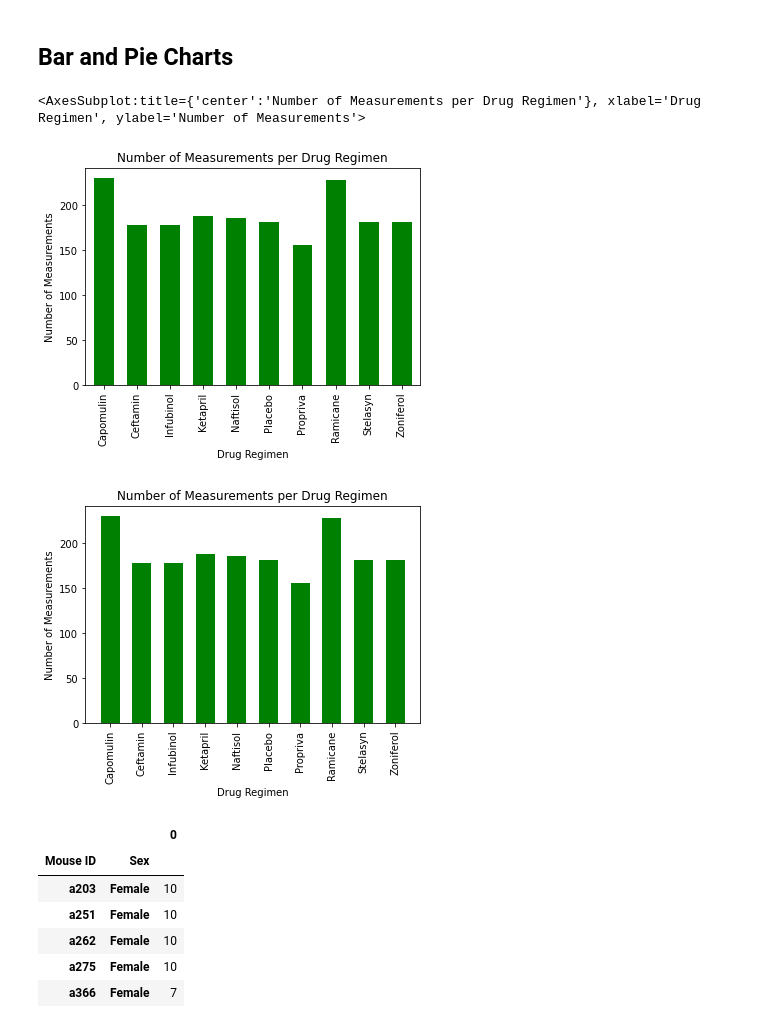
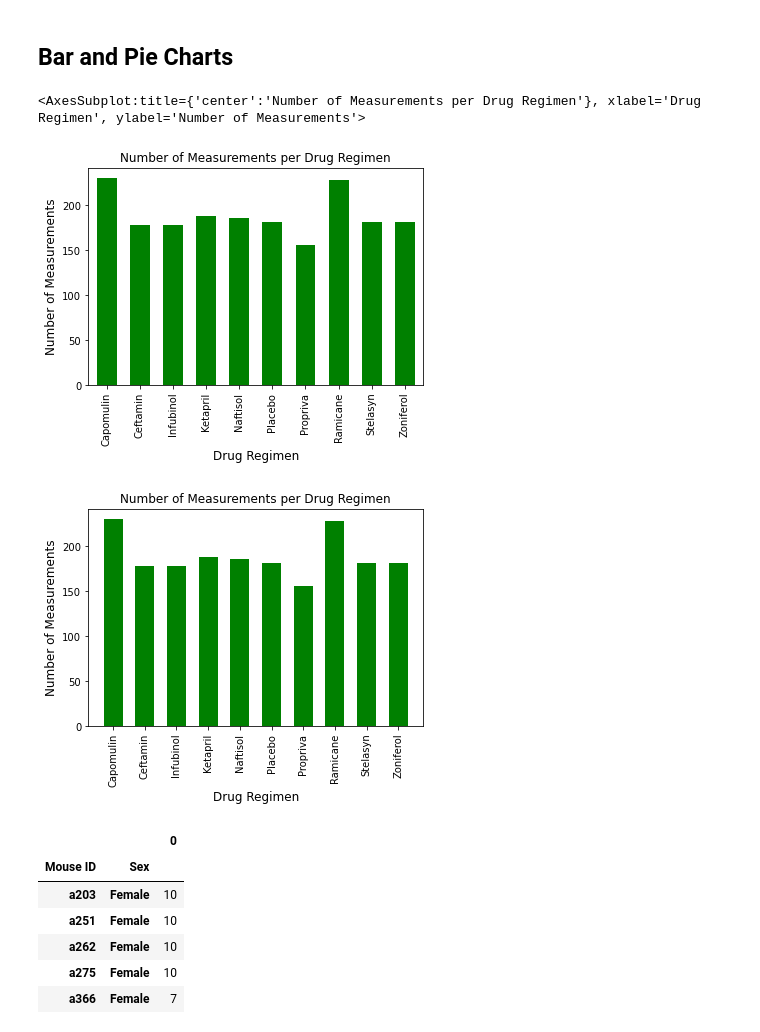
Before and after one commit to IanArch-git/matplotlib-challenge, a Jupyter notebook: Pymaceuticals/Pymaceuticals.ipynb, the cells around one changed output. Drawn from its saved outputs; the diff is of its cells as text; code cells hidden in the pictures.

```diff
--- a/Pymaceuticals/Pymaceuticals.ipynb
+++ b/Pymaceuticals/Pymaceuticals.ipynb
@@ -162,15 +163,15 @@ agg_df
 # %%
 # Generate a bar plot showing the total number of measurements taken on each drug regimen using pandas.
 drugTM = dups_df.groupby(['Drug Regimen']).count()['Mouse ID']
 
 Bar_pandas = drugTM.plot.bar(width = 0.6, color = 'g')
-Bar_pandas.set_title("Number of Measurements per Drug Regimen")
-Bar_pandas.set_xlabel("Drug Regimen")
-Bar_pandas.set_ylabel("Number of Measurements")
+Bar_pandas.set_title("Number of Measurements per Drug Regimen",fontsize = 12)
+Bar_pandas.set_xlabel("Drug Regimen",fontsize = 12)
+Bar_pandas.set_ylabel("Number of Measurements",fontsize = 12)
 Bar_pandas
 # %% [output]
 <AxesSubplot:title={'center':'Number of Measurements per Drug Regimen'}, xlabel='Drug Regimen', ylabel='Number of Measurements'>
-[figure, old version]
+[figure, new version]
 # %%
 # Generate a bar plot showing the total number of measurements taken on each drug regimen using pyplot.
 x_axis = np.arange(len(drugTM))
@@ -179,12 +180,12 @@ plt.bar(x_axis, drugTM, width = 0.6, color = 'g')
 drugNames = [value for value in x_axis]
 plt.xticks(drugNames, drugTM.index.values)
 plt.xticks(rotation=90)
-plt.title("Number of Measurements per Drug Regimen")
-plt.xlabel("Drug Regimen")
-plt.ylabel("Number of Measurements")
+plt.title("Number of Measurements per Drug Regimen",fontsize = 12)
+plt.xlabel("Drug Regimen",fontsize = 12)
+plt.ylabel("Number of Measurements",fontsize = 12)
 plt.show()
 # %% [output]
-[figure, old version]
+[figure, new version]
 # %%
 sexes_by = dups_df.groupby(['Mouse ID', 'Sex'])
 sexes_df = pd.DataFrame(sexes_by.size())
```
Also changed, not shown: parts of 9 cells of this notebook.
